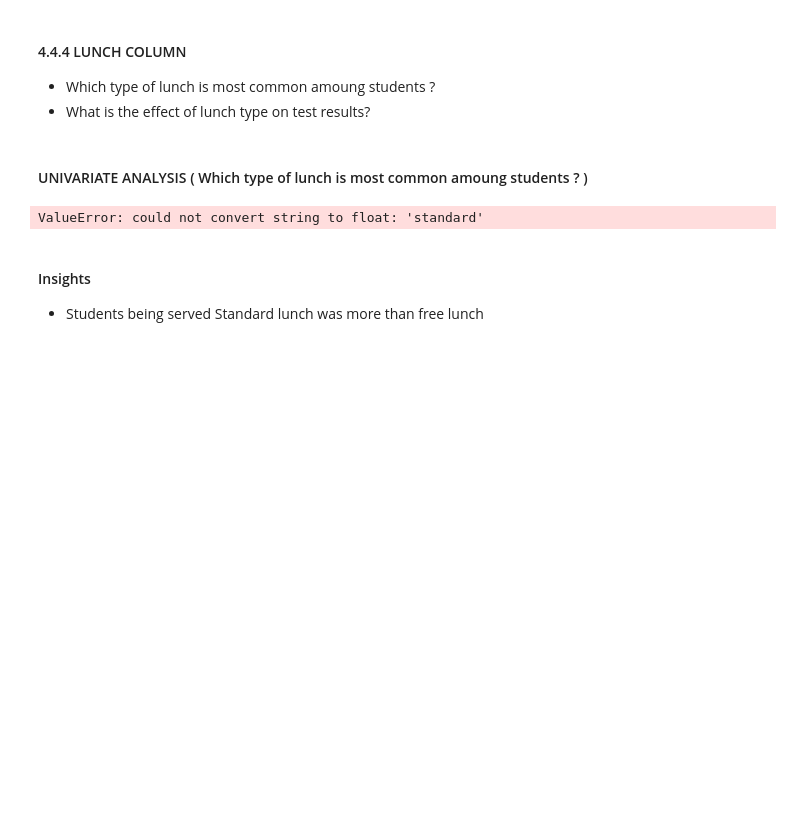
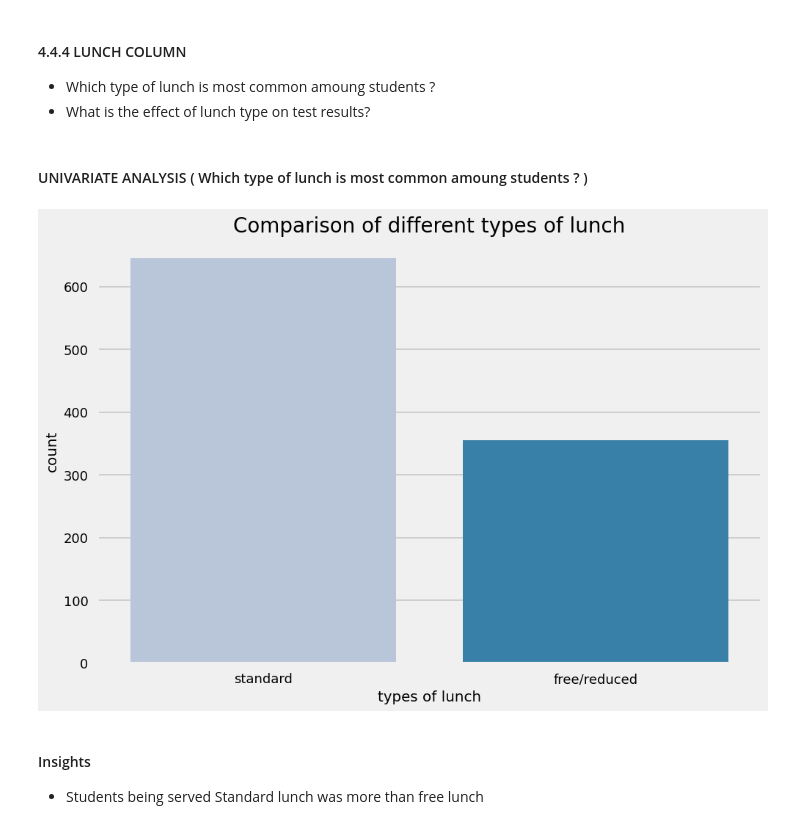
Before and after one commit to LeelaRajan/MLproject, a Jupyter notebook: notebook/1 . EDA STUDENT PERFORMANCE .ipynb, the cells around one changed output. Cells and saved outputs as stored; diff of their text form; code cells hidden in the pictures; blank space fills up the shorter version.

```diff
--- a/notebook/1 . EDA STUDENT PERFORMANCE .ipynb
+++ b/notebook/1 . EDA STUDENT PERFORMANCE .ipynb
@@ -548,13 +548,13 @@ plt.show()
 # %%
 plt.rcParams['figure.figsize'] = (15, 9)
 plt.style.use('seaborn-talk')
-sns.countplot(df['lunch'], palette = 'PuBu')
+sns.countplot(x = df['lunch'],data=df, palette = 'PuBu')
 plt.title('Comparison of different types of lunch', fontweight = 30, fontsize = 20)
 plt.xlabel('types of lunch')
 plt.ylabel('count')
 plt.show()
 # %% [output]
-ValueError: could not convert string to float: 'standard'
+[figure, added]
 # %% [markdown]
 #### Insights
 - Students being served Standard lunch was more than free lunch
```
Also changed, not shown: parts of 13 cells of this notebook, 3 other files.
